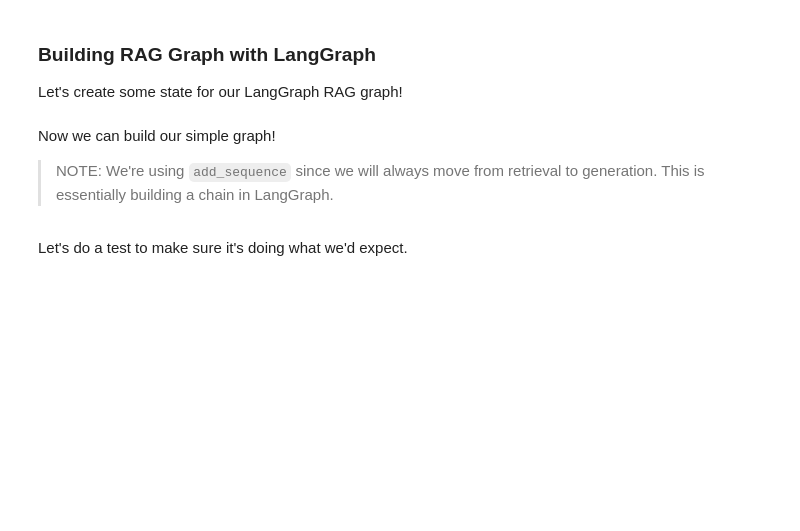
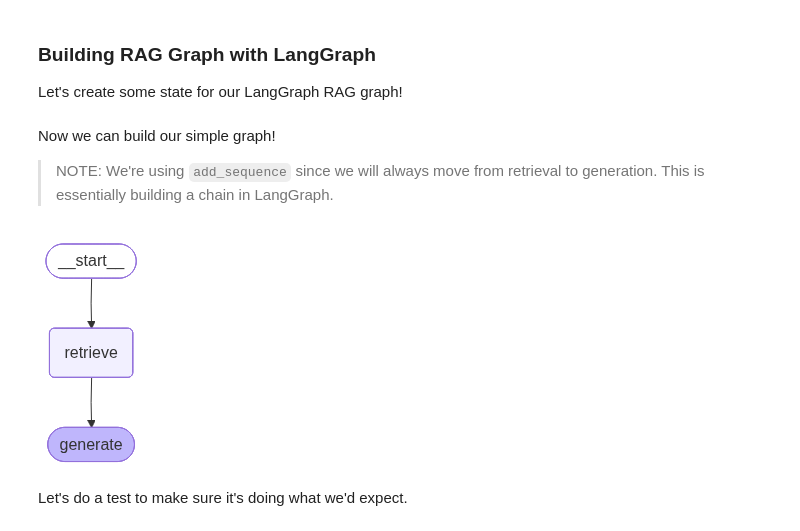
Before and after one commit to donbr/AIE8-Staging, a Jupyter notebook: 08_Evaluating_RAG_With_Ragas/Evaluating_RAG_with_Ragas_(2025)_AI_Makerspace.ipynb, the cells around one changed output. Saved outputs shown, nothing was run; the diff lists cells and outputs as text; code cells hidden in the pictures; blank space fills up the shorter version.

```diff
--- a/08_Evaluating_RAG_With_Ragas/Evaluating_RAG_with_Ragas_(2025)_AI_Makerspace.ipynb
+++ b/08_Evaluating_RAG_With_Ragas/Evaluating_RAG_with_Ragas_(2025)_AI_Makerspace.ipynb
@@ -144,9 +149,9 @@ Let's start with building our retrieval pipeline, which will involve loading the
 
 > NOTE: We need to use the same data - as our test set is specifically designed for this data.
 # %%
-path = "data/"
-loader = DirectoryLoader(path, glob="*.pdf", loader_cls=PyMuPDFLoader)
-docs = loader.load()
+# path = "data/"
+# loader = DirectoryLoader(path, glob="*.pdf", loader_cls=PyMuPDFLoader)
+# docs = loader.load()
 # %% [markdown]
 Now that we have our data loaded, let's split it into chunks!
 # %%
@@ -255,6 +261,10 @@ Now we can build our simple graph!
 graph_builder = StateGraph(State).add_sequence([retrieve, generate])
 graph_builder.add_edge(START, "retrieve")
 graph = graph_builder.compile()
+# %%
+graph
+# %% [output]
+[figure, added]
 # %% [markdown]
 Let's do a test to make sure it's doing what we'd expect.
 # %%
```
Also changed, not shown: parts of 32 cells of this notebook, 7 other files.
